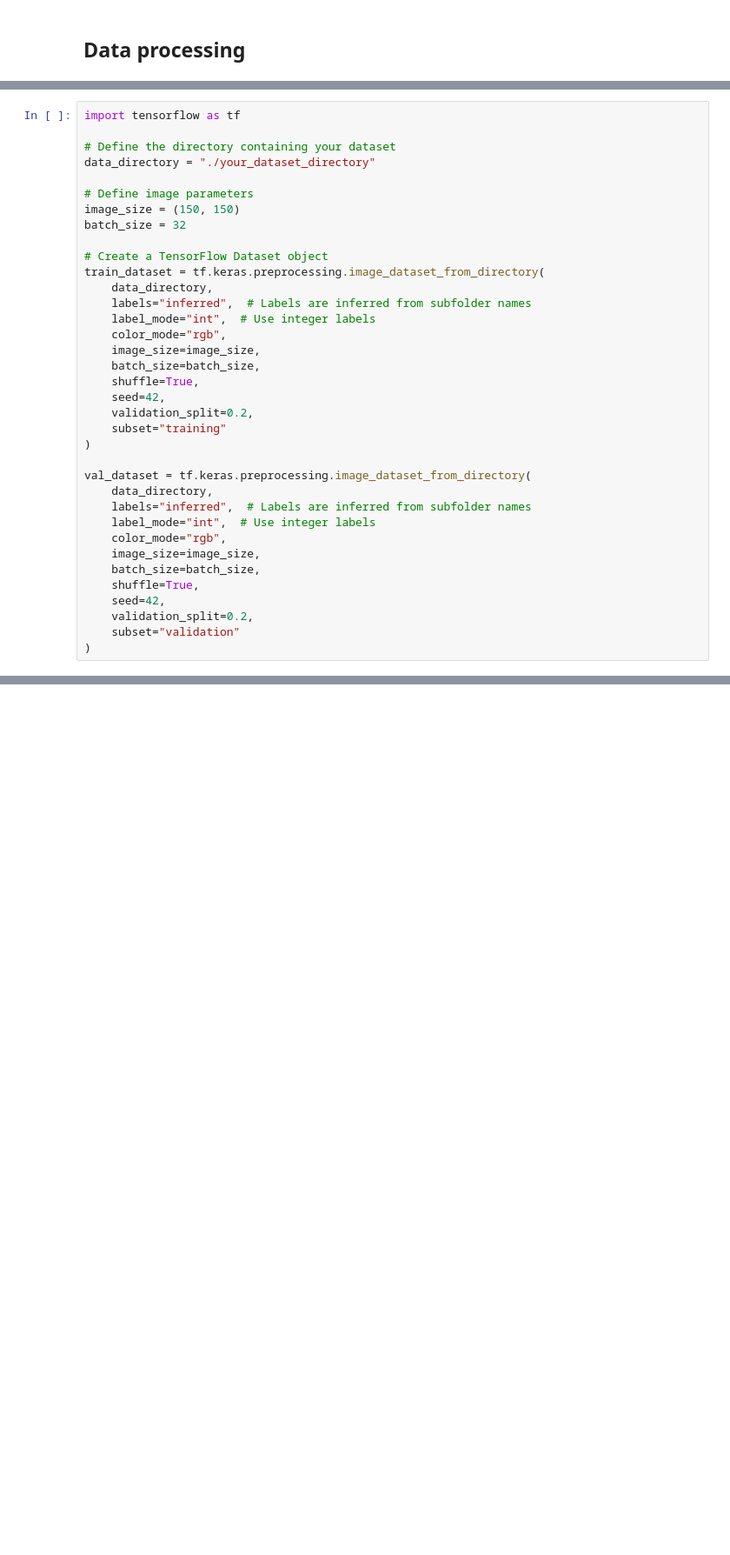
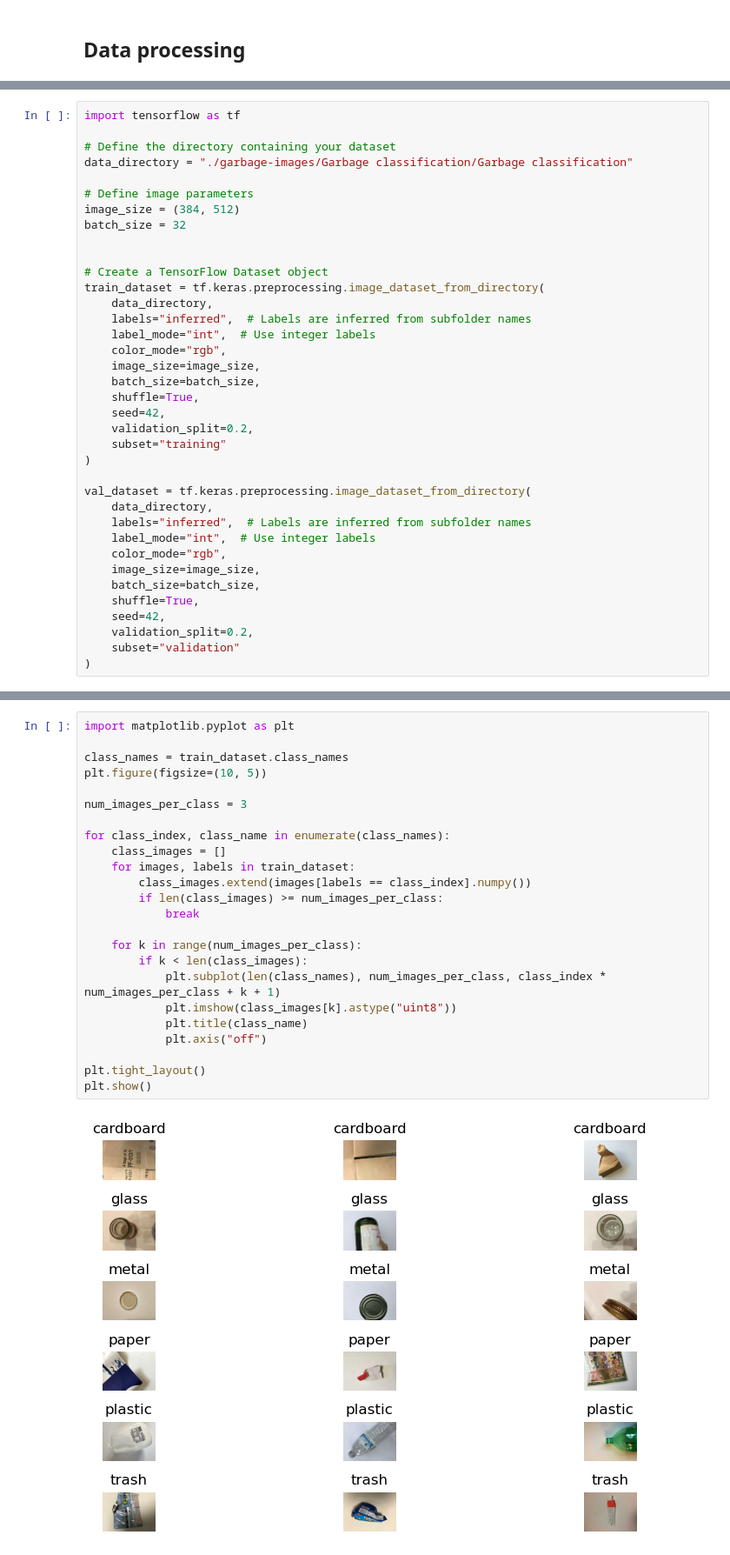
Before and after one commit to AndreiDebreceni/ai-garbage-image-classification, a Jupyter notebook: garbage-image-classification.ipynb, the cells around one changed output, grey strips where cells are left out. Shown at 87% size. Cells and saved outputs as stored; diff of their text form; blank space fills up the shorter version.

```diff
--- a/garbage-image-classification.ipynb
+++ b/garbage-image-classification.ipynb
@@ -136,11 +120,12 @@ We need to load the data to normalise it
 import tensorflow as tf
 
 # Define the directory containing your dataset
-data_directory = "./your_dataset_directory"
+data_directory = "./garbage-images/Garbage classification/Garbage classification"
 
 # Define image parameters
-image_size = (150, 150)
+image_size = (384, 512)
 batch_size = 32
+
 
 # Create a TensorFlow Dataset object
 train_dataset = tf.keras.preprocessing.image_dataset_from_directory(
@@ -174,0 +170,26 @@ KeyboardInterrupt:
+# %%
+import matplotlib.pyplot as plt
+
+class_names = train_dataset.class_names
+plt.figure(figsize=(10, 5))
+
+num_images_per_class = 3
+
+for class_index, class_name in enumerate(class_names):
+    class_images = []
+    for images, labels in train_dataset:
+        class_images.extend(images[labels == class_index].numpy())
+        if len(class_images) >= num_images_per_class:
+            break
+
+    for k in range(num_images_per_class):
+        if k < len(class_images):
+            plt.subplot(len(class_names), num_images_per_class, class_index * num_images_per_class + k + 1)
+            plt.imshow(class_images[k].astype("uint8"))
+            plt.title(class_name)
+            plt.axis("off")
+
+plt.tight_layout()
+plt.show()
+# %% [output]
+[figure, added]
```
Also changed, not shown: parts of 32 cells of this notebook, 1 other file.
